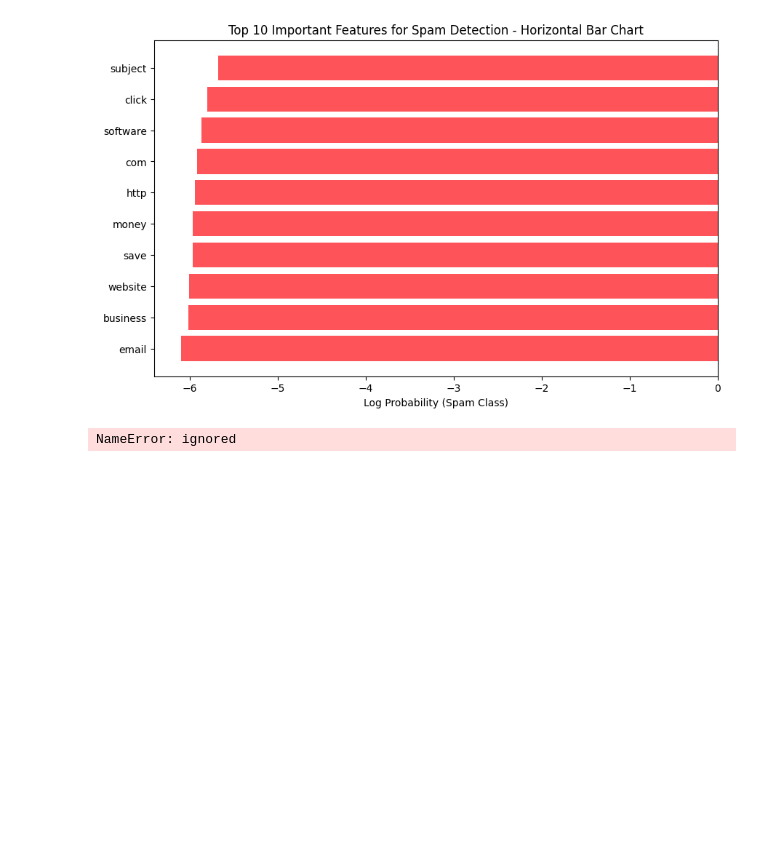
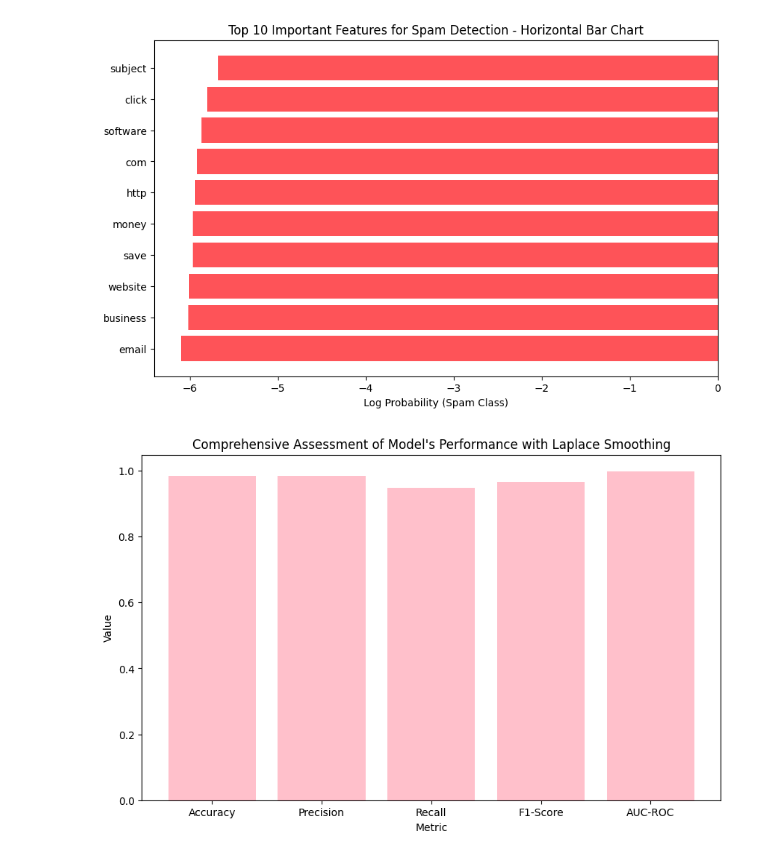
Before and after one commit to SanjayS2348553/AiML, a Jupyter notebook: 2348553_lab8.ipynb, the cells around one changed output. Drawn from its saved outputs; the diff is of its cells as text; code cells hidden in the pictures; blank space fills up the shorter version.

```diff
--- a/2348553_lab8.ipynb
+++ b/2348553_lab8.ipynb
@@ -228,34 +230,33 @@ plt.show()
 [figure]
 # %%
 from sklearn.metrics import accuracy_score, precision_score, recall_score, f1_score, roc_auc_score, classification_report, confusion_matrix
-
 accuracy = accuracy_score(y_test, mnb_with_smoothing_predictions)
 precision = precision_score(y_test, mnb_with_smoothing_predictions)
 recall = recall_score(y_test, mnb_with_smoothing_predictions)
 f1 = f1_score(y_test, mnb_with_smoothing_predictions)
 roc_auc = roc_auc_score(y_test, mnb_prob_predictions)
 
 metrics_dict = {
     "Accuracy": accuracy,
     "Precision": precision,
     "Recall": recall,
     "F1-Score": f1,
     "AUC-ROC": roc_auc,
 }
 
 # Extract metric names and values
 metric_names = list(metrics_dict.keys())
 metric_values = list(metrics_dict.values())
 
 # Create a bar chart
 plt.figure(figsize=(10, 6))
-plt.bar(metric_names, metric_values, color='#F22AF5')
+plt.bar(metric_names, metric_values, color='pink')
 plt.xlabel('Metric')
 plt.ylabel('Value')
 plt.title('Comprehensive Assessment of Model\'s Performance with Laplace Smoothing')
 plt.show()
 # %% [output]
-NameError: ignored
+[figure, added]
 # %%
 from sklearn.metrics import precision_recall_curve
 
```
Also changed, not shown: parts of 5 cells of this notebook.
